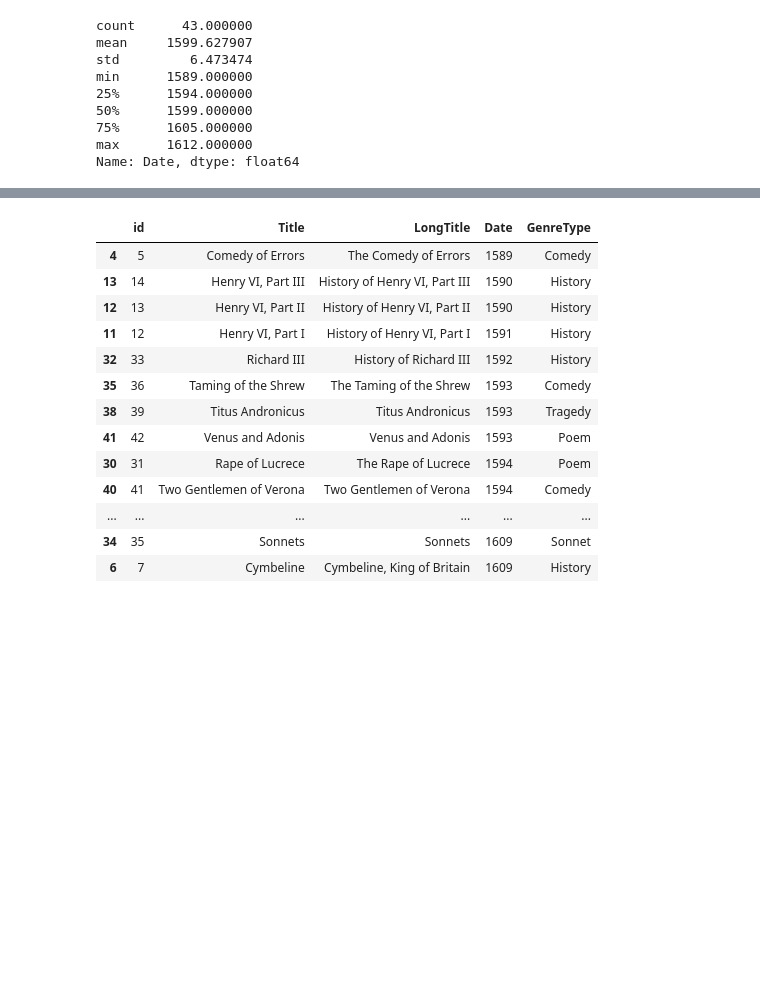
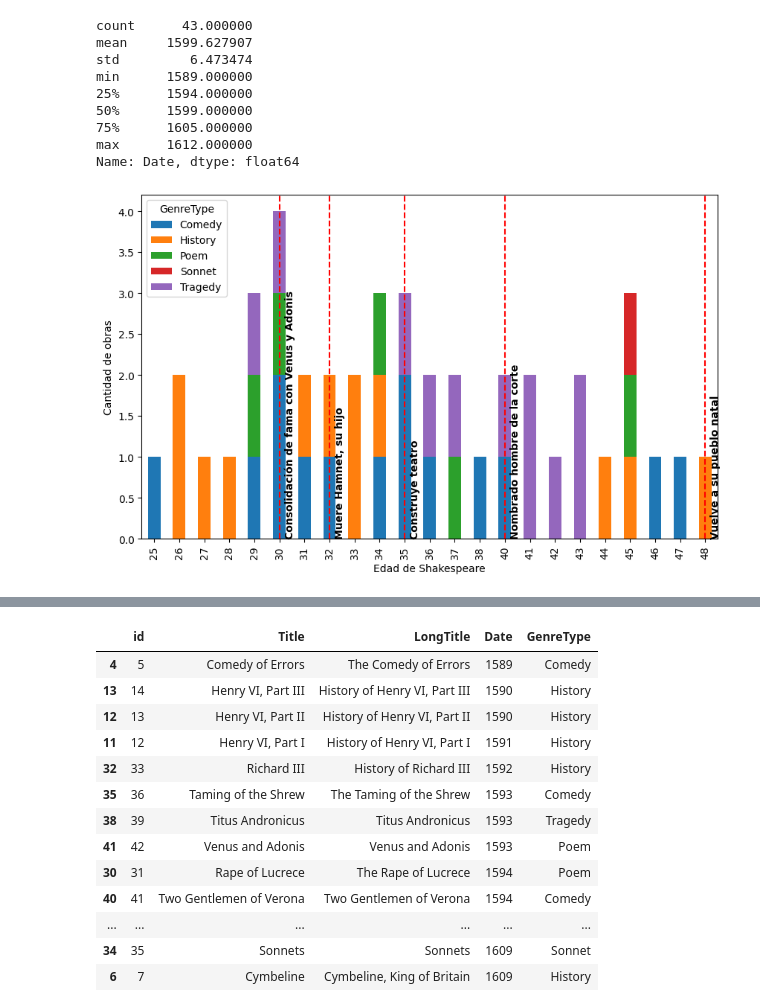
Before and after one commit to guidooooo/mcdaa-introCd, a Jupyter notebook: Tarea_1/Guido-Tarea1.ipynb, the cells around one changed output, grey strips where cells are left out. Drawn from its saved outputs; the diff is of its cells as text; code cells hidden in the pictures; blank space fills up the shorter version.

```diff
--- a/Tarea_1/Guido-Tarea1.ipynb
+++ b/Tarea_1/Guido-Tarea1.ipynb
@@ -365,3 +386,43 @@ min      1589.000000
 75%      1605.000000
 max      1612.000000
 Name: Date, dtype: float64
+# %%
+import matplotlib.pyplot as plt
+
+# Calcular la edad de Shakespeare en cada punto de tiempo
+birth_year = 1564
+df_works['Age'] = df_works['Date'] - birth_year
+
+# Agrupar por edad y por género, contar la cantidad de obras
+works_by_age_genre = df_works.groupby(['Age', 'GenreType']).size().unstack(fill_value=0)
+
+# Crear la figura y los ejes con un tamaño más grande
+fig, ax = plt.subplots(figsize=(10, 6))
+
+# Graficar la línea de tiempo
+works_by_age_genre.plot(kind='bar', stacked=True, ax=ax)
+
+# Configurar el título y las etiquetas de los ejes
+#ax.set_title('Cantidad de obras de Shakespeare por edad y género')
+ax.set_xlabel('Edad de Shakespeare')
+ax.set_ylabel('Cantidad de obras')
+
+important_events = {
+    5: 'Consolidación de fama con Venus y Adonis',
+    7: 'Muere Hamnet, su hijo',
+    10: 'Construye teatro',
+    14: 'Nombrado hombre de la corte',
+    22: 'Vuelve a su pueblo natal'
+}
+
+for age, event in important_events.items():
+    ax.axvline(x=age, color='r', linestyle='--')
+
+    text_offset = 0.20
+    ax.text(age+text_offset, 0, event, rotation=90, verticalalignment='bottom', fontweight='bold')
+
+
+# Mostrar la gráfica
+plt.show()
+# %% [output]
+[figure, added]
```
Also changed, not shown: parts of 6 cells of this notebook.
